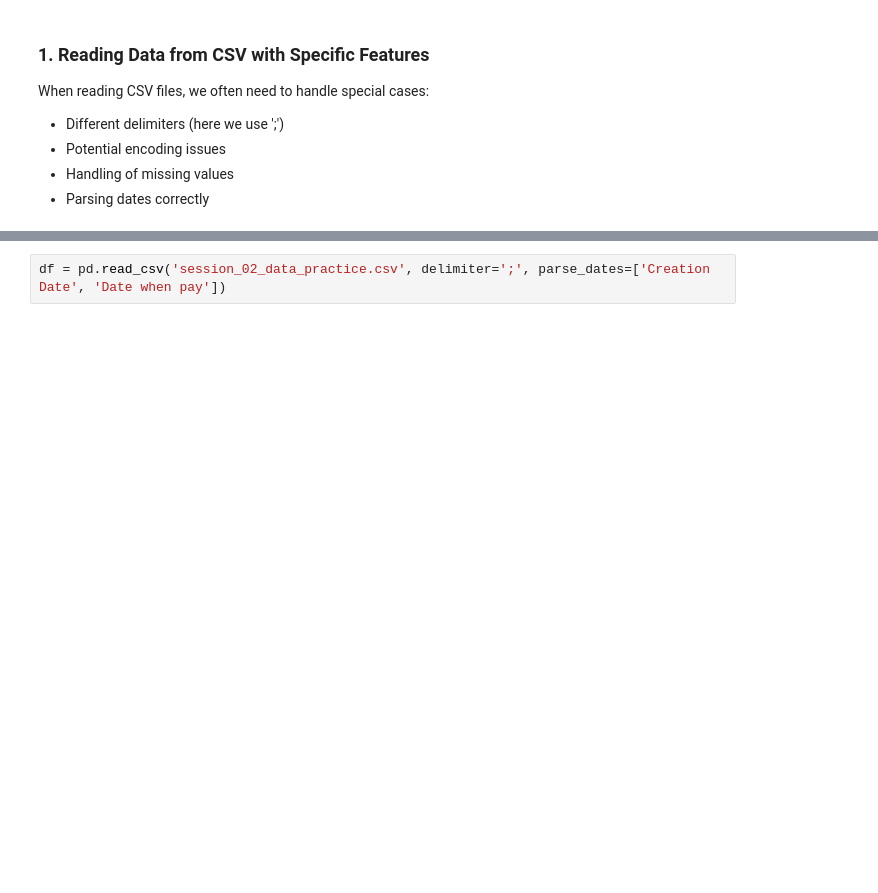
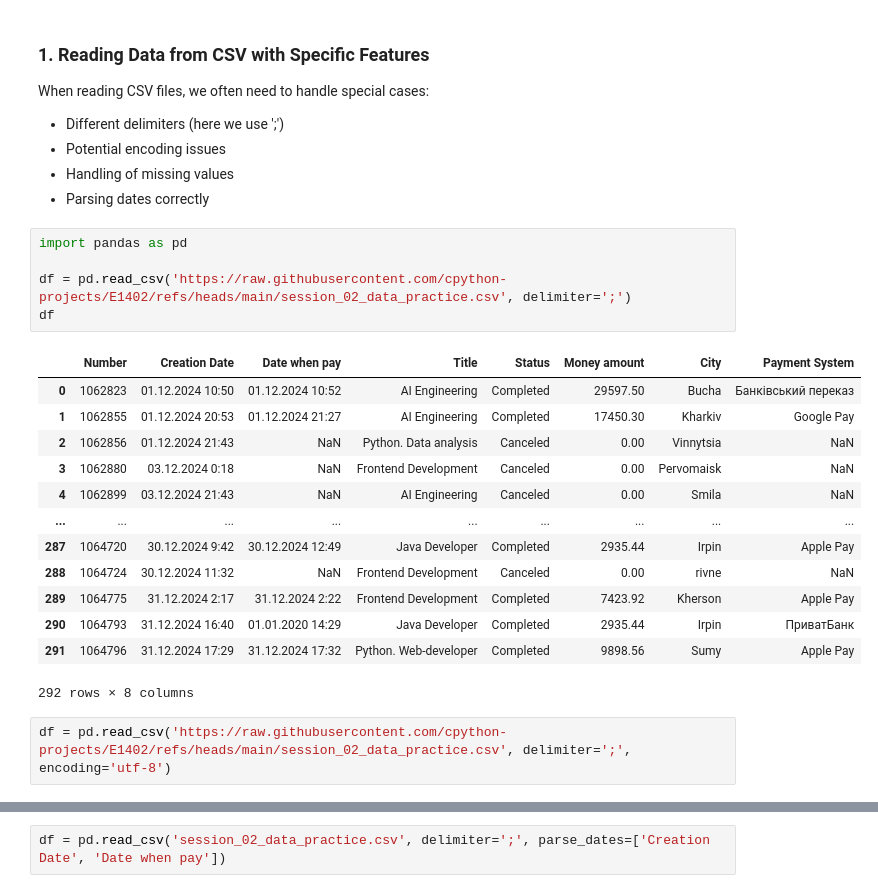
Before and after one commit to cpython-projects/E1402, a Jupyter notebook: session_02_part_2.ipynb, the cells around one changed output, grey strips where cells are left out. Drawn from its saved outputs; the diff is of its cells as text; blank space fills up the shorter version.

Commit message:
Session 02 (14 Aug 2025)

```diff
--- a/session_02_part_2.ipynb
+++ b/session_02_part_2.ipynb
@@ -13,3 +21,24 @@ When reading CSV files, we often need to handle special cases:
 - Potential encoding issues
 - Handling of missing values
 - Parsing dates correctly
+# %%
+import pandas as pd
+
+df = pd.read_csv('https://raw.githubusercontent.com/cpython-projects/E1402/refs/heads/main/session_02_data_practice.csv', delimiter=';')
+df
+# %% [output]
+|  | Number | Creation Date | Date when pay | Title | Status | Money amount | City | Payment System |
+| 0 | 1062823 | 01.12.2024 10:50 | 01.12.2024 10:52 | AI Engineering | Completed | 29597.50 | Bucha | Банківський переказ |
+| 1 | 1062855 | 01.12.2024 20:53 | 01.12.2024 21:27 | AI Engineering | Completed | 17450.30 | Kharkiv | Google Pay |
+| 2 | 1062856 | 01.12.2024 21:43 | NaN | Python. Data analysis | Canceled | 0.00 | Vinnytsia | NaN |
+| 3 | 1062880 | 03.12.2024 0:18 | NaN | Frontend Development | Canceled | 0.00 | Pervomaisk | NaN |
+| 4 | 1062899 | 03.12.2024 21:43 | NaN | AI Engineering | Canceled | 0.00 | Smila | NaN |
+| ... | ... | ... | ... | ... | ... | ... | ... | ... |
+| 287 | 1064720 | 30.12.2024 9:42 | 30.12.2024 12:49 | Java Developer | Completed | 2935.44 | Irpin | Apple Pay |
+| 288 | 1064724 | 30.12.2024 11:32 | NaN | Frontend Development | Canceled | 0.00 | rivne | NaN |
+| 289 | 1064775 | 31.12.2024 2:17 | 31.12.2024 2:22 | Frontend Development | Completed | 7423.92 | Kherson | Apple Pay |
+| 290 | 1064793 | 31.12.2024 16:40 | 01.01.2020 14:29 | Java Developer | Completed | 2935.44 | Irpin | ПриватБанк |
+| 291 | 1064796 | 31.12.2024 17:29 | 31.12.2024 17:32 | Python. Web-developer | Completed | 9898.56 | Sumy | Apple Pay |
+292 rows × 8 columns
+# %%
+df = pd.read_csv('https://raw.githubusercontent.com/cpython-projects/E1402/refs/heads/main/session_02_data_practice.csv', delimiter=';', encoding='utf-8')
```
Also changed, not shown: parts of 25 cells of this notebook.
